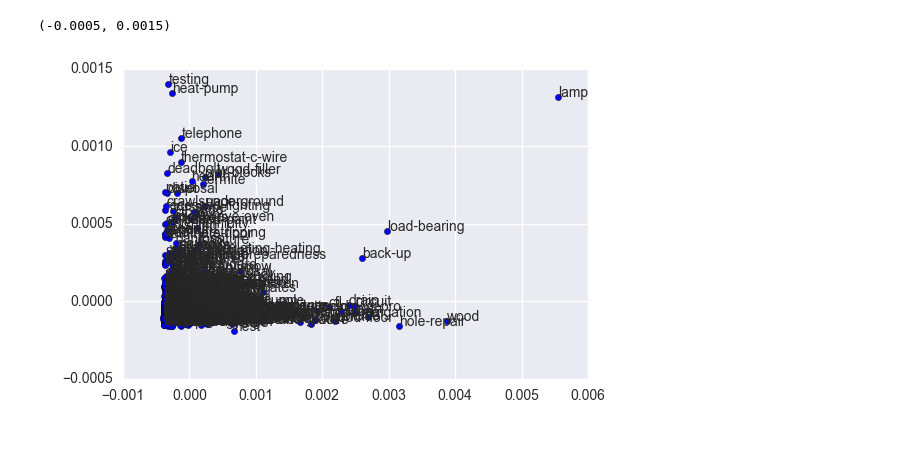
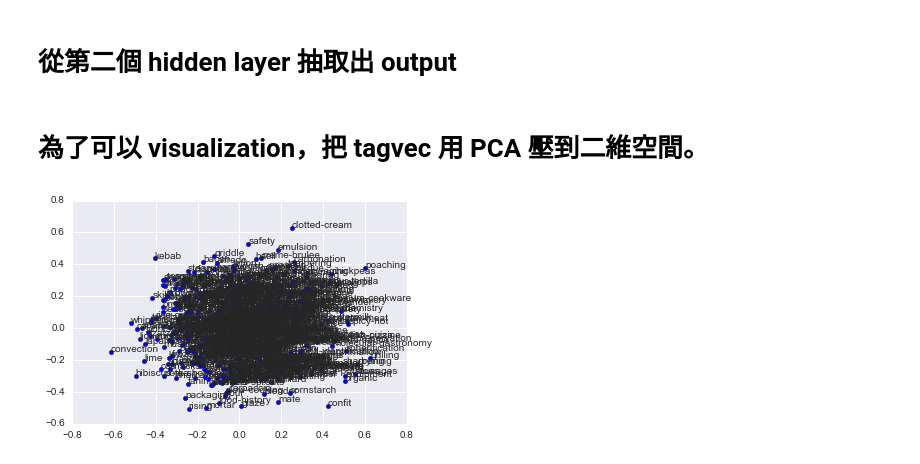
Before and after one commit to travishsu/kaggle_transfer_learning_on_stack_exchange, a Jupyter notebook: tag2vec.ipynb, the cells around one changed output. Cells and saved outputs as stored; diff of their text form; code cells hidden in the pictures.

```diff
--- a/tag2vec.ipynb
+++ b/tag2vec.ipynb
@@ -84 +89,8 @@ There are 733 different tags.
+# %%
+word_count_matrix = np.zeros((m+1, m+1))
+for idx in tagsindex.keys():
+    for row in tagslist:
+        if tagsindex[idx] in row:
+            for pair_tag in row:
+                word_count_matrix[idx, tagdict[pair_tag]] += 1
 # %% [markdown]
@@ -86,10 +102,12 @@ There are 733 different tags.
 # %%
 x = tf.placeholder(shape=[None, m+1], dtype=tf.float32)
 y = tf.placeholder(shape=[None, m+1], dtype=tf.float32)
-l1 = full_connected(x , 100, 'l1', activation='sigmoid')
-l2 = full_connected(l1, 100, 'l2', activation='sigmoid')
-l3 = full_connected(l2, 100, 'l3', activation='sigmoid')
-out = full_connected(l3, m+1, 'out')
+
+l1,      _ = full_connected(x , 20, 'l1', activation='sigmoid')
+l2,      _ = full_connected(l1, 20, 'l2', activation='sigmoid')
+linear3, _ =  full_connected(l2, 20, 'linear')
+l3,      _ = full_connected(linear3, 20, 'l3', activation='sigmoid')
+out,     _ = full_connected(l3, m+1, 'out')
 
 loss = tf.reduce_mean(tf.pow(out-y, 2))
 optimizer = tf.train.RMSPropOptimizer(0.001).minimize(loss)
@@ -98,11 +116,3 @@ init = tf.global_variables_initializer()
 
 sess = tf.Session()
 sess.run(init)
-
-dataset = Dataset(np.eye(m+1), skip_gram_matrix)
-for _ in xrange(10000):
-    x_batch, y_batch = dataset.next_batch(128)
-    feed = {x: x_batch, y: y_batch}
-    sess.run(optimizer, feed_dict=feed)
-    if (_+1)%100 == 0:
-        print("step {}: loss is {}".format(_+1, sess.run(loss, feed_dict={x: np.eye(m+1), y: skip_gram_matrix})))
@@ -127,8 +121,11 @@ step 10000: loss is 0.00140419707168
 # %%
-for _ in xrange(500):
-    x_batch, y_batch = dataset.next_batch(512)
+dataset = Dataset(np.eye(m+1), word_count_matrix)
+batchsize = 512
+
+for _ in xrange(5000):
+    x_batch, y_batch = dataset.next_batch(batchsize)
     feed = {x: x_batch, y: y_batch}
     sess.run(optimizer, feed_dict=feed)
     if (_+1)%100 == 0:
-        print("step {}: loss is {}".format(_+1, sess.run(loss, feed_dict={x: np.eye(m+1), y: skip_gram_matrix})))
+        print("step {}: loss is {}".format(_+1, sess.run(loss, feed_dict={x: np.eye(m+1), y: word_count_matrix})))
 # %% [output]
@@ -140,5 +149,9 @@ step 500: loss is 0.00142407999374
+# %% [markdown]
+# 從第二個 hidden layer 抽取出 output
 # %%
-tagvec = sess.run(l2, feed_dict={x: np.eye(m+1), y: skip_gram_matrix})
+tagvec = sess.run(l1, feed_dict={x: np.eye(m+1), y: word_count_matrix})
+# %% [markdown]
+# 為了可以 visualization，把 tagvec 用 PCA 壓到二維空間。
 # %%
 from sklearn.decomposition import PCA
 pca = PCA(n_components=2)
@@ -148,12 +171,8 @@ compressed = pca.transform(tagvec)
 # %%
 fig, ax = plt.subplots()
 ax.scatter(compressed[:,0], compressed[:,1])
 
 for i, txt in enumerate(tagdict.keys()):
     ax.annotate(txt, (compressed[i,0], compressed[i,1]))
-
-ax.set_xlim(-0.001, 0.006)
-ax.set_ylim(-0.0005, 0.0015)
 # %% [output]
-(-0.0005, 0.0015)
-[figure, old version]
+[figure, new version]
```
Also changed, not shown: parts of 23 cells of this notebook, 1 other file.
